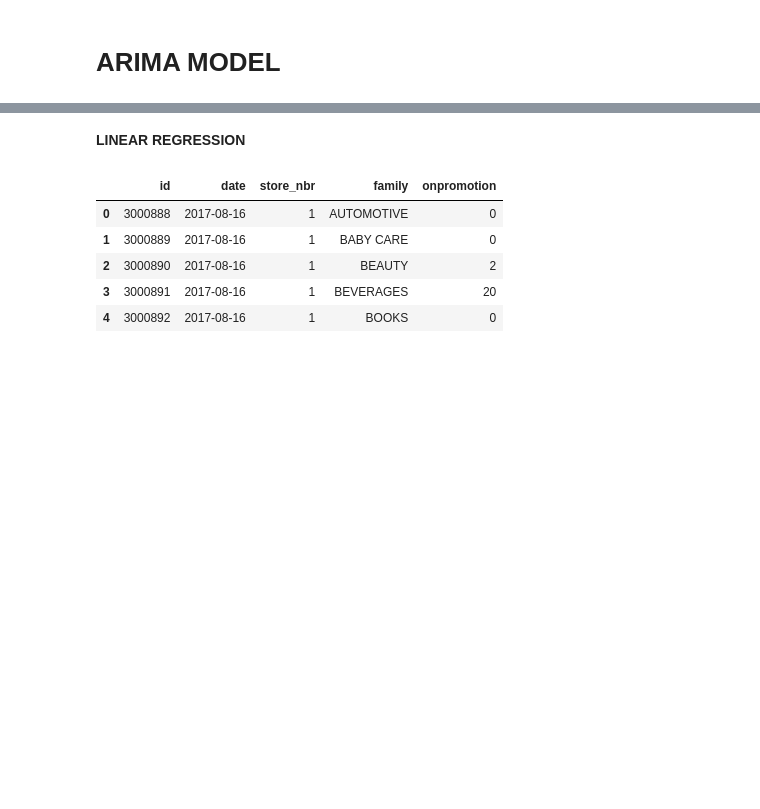
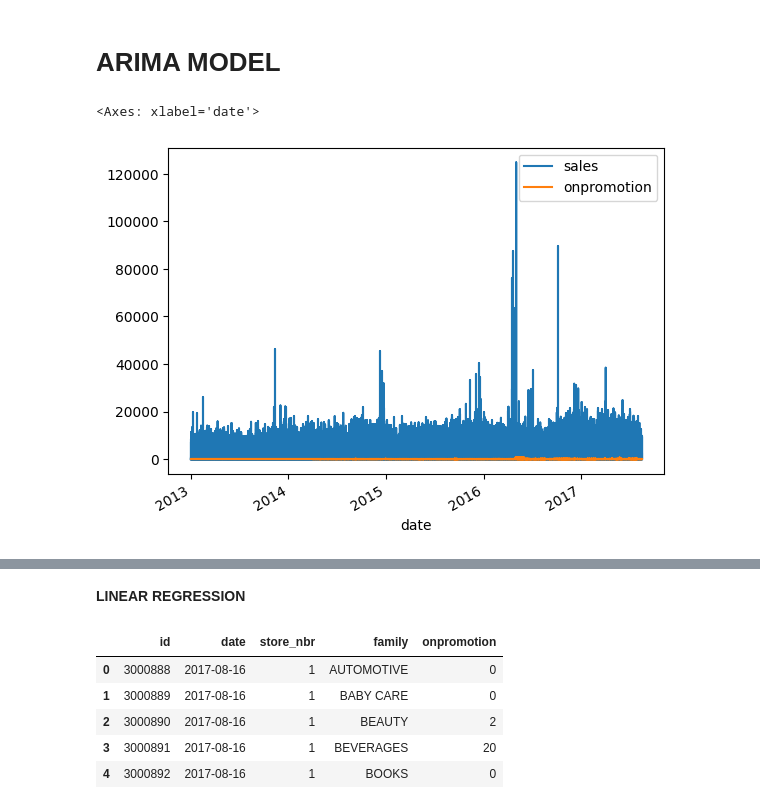
Before and after one commit to musah29/Sales_Forecast_Regression_Analysis, a Jupyter notebook: TIME_SERIES_FORECAST_FAVORITA_STORES.ipynb, the cells around one changed output, grey strips where cells are left out. Cells and saved outputs as stored; diff of their text form; code cells hidden in the pictures; blank space fills up the shorter version.

```diff
--- a/TIME_SERIES_FORECAST_FAVORITA_STORES.ipynb
+++ b/TIME_SERIES_FORECAST_FAVORITA_STORES.ipynb
@@ -1010,4 +1040,18 @@ train_set.head()
+# %%
+#Change the date format from object to datetime
+train_ar['date'] = pd.to_datetime(train_ar['date'])
+test_ar['date'] = pd.to_datetime(test_ar['date'])
+# %%
+#Set the date as the index for both datasets
+
+train_ar = train_ar.set_index('date')
+test_ar= test_ar.set_index('date')
 # %%
-train_set.drop(['id','family','onpromotion'], axis=1, inplace=True)
+train_ar.drop(['id','family'], axis=1, inplace=True)
+# %%
+train_ar.drop(['store_nbr'], axis=1, inplace=True)
 # %%
-train_set.plot()
+train_ar.plot()
+# %% [output]
+<Axes: xlabel='date'>
+[figure, added]
```
Also changed, not shown: parts of 19 cells of this notebook.
